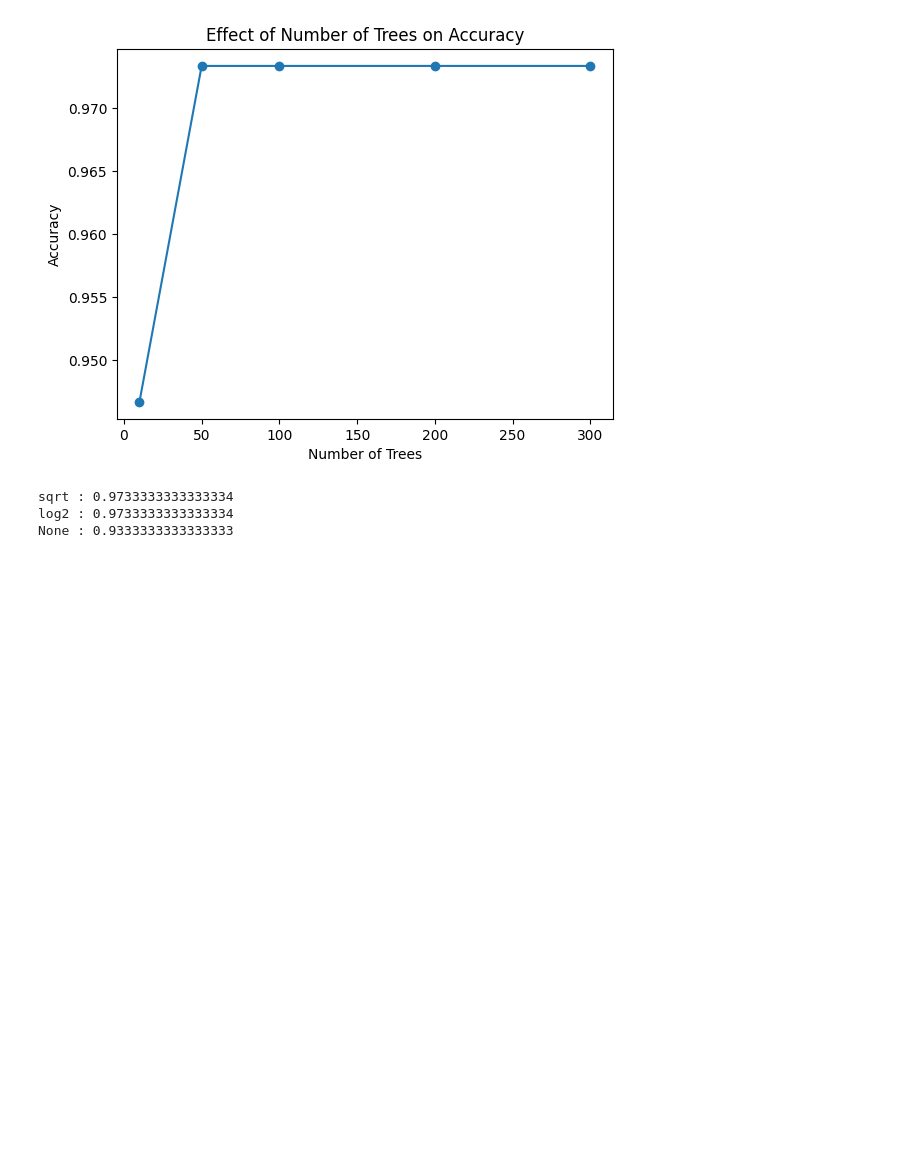
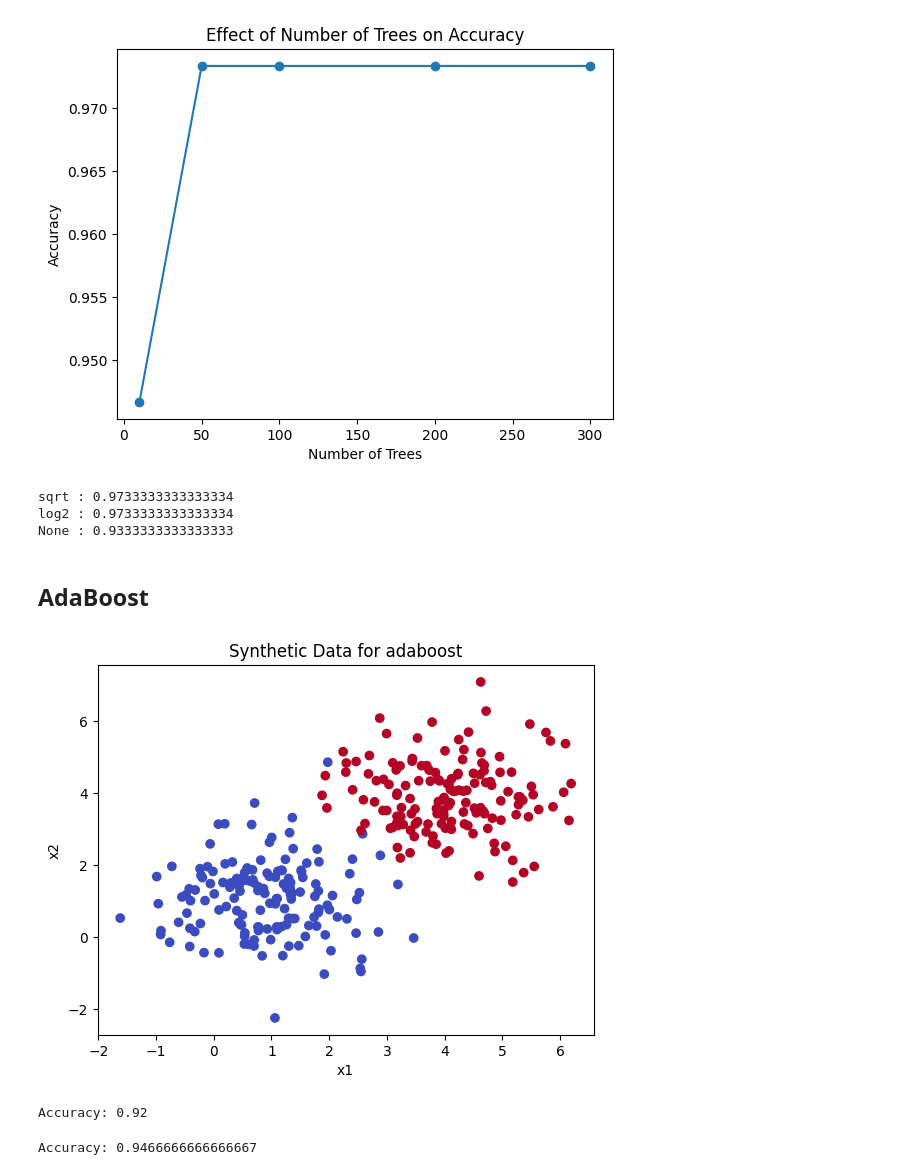
Before and after one commit to avikumart/DA-DS-Questions, a Jupyter notebook: ML_coding/Ml_coding_and_interviewn_practice.ipynb, the cells around one changed output. Saved outputs shown, nothing was run; the diff lists cells and outputs as text; code cells hidden in the pictures; blank space fills up the shorter version.

Commit message:
adaboosting models to improve the weak learner

```diff
--- a/ML_coding/Ml_coding_and_interviewn_practice.ipynb
+++ b/ML_coding/Ml_coding_and_interviewn_practice.ipynb
@@ -1768,3 +1768,37 @@ for setting, r in zip(settings, results):
 sqrt : 0.9733333333333334
 log2 : 0.9733333333333334
 None : 0.9333333333333333
+# %% [markdown]
+## AdaBoost
+# %%
+import numpy as np
+import matplotlib.pyplot as plt
+import pandas as pd
+
+from sklearn.tree import DecisionTreeClassifier
+from sklearn.ensemble import AdaBoostClassifier
+from sklearn.model_selection import train_test_split
+from sklearn.metrics import accuracy_score
+
+np.random.seed(42)
+
+# Class 0
+x1_0 = np.random.normal(1, 1, 150)
+x2_0 = np.random.normal(1, 1, 150)
+
+# Class 1
+x1_1 = np.random.normal(4, 1, 150)
+x2_1 = np.random.normal(4, 1, 150)
+
+X = np.vstack([np.column_stack([x1_0, x2_0]),
+               np.column_stack([x1_1, x2_1])])
+y = np.array([0]*150 + [1]*150)
+# %%
+# plot the chart
+plt.scatter(X[:,0], X[:,1], c=y, cmap="coolwarm")
+plt.title("Synthetic Data for adaboost")
+plt.xlabel("x1")
+plt.ylabel("x2")
+plt.show()
+# %% [output]
+[figure, added]
@@ -1770,0 +1810,24 @@ None : 0.9333333333333333
+# %%
+# train the weak learner for the decision making
+stump = DecisionTreeClassifier(max_depth=1)
+stump.fit(X_train, y_train)
+
+pred_stump = stump.predict(X_test)
+print("Accuracy:", accuracy_score(y_test, pred_stump))
+# %% [output]
+Accuracy: 0.92
+# %%
+# Train the AdaBoost
+ada = AdaBoostClassifier(
+    estimator=stump,
+    n_estimators=200,
+    learning_rate=0.1,
+    random_state=42
+)
+
+ada.fit(X_train, y_train)
+pred_ada = ada.predict(X_test)
+
+print("Accuracy:", accuracy_score(y_test, pred_ada))
+# %% [output]
+Accuracy: 0.9466666666666667
```
Also changed, not shown: parts of 7 cells of this notebook.
